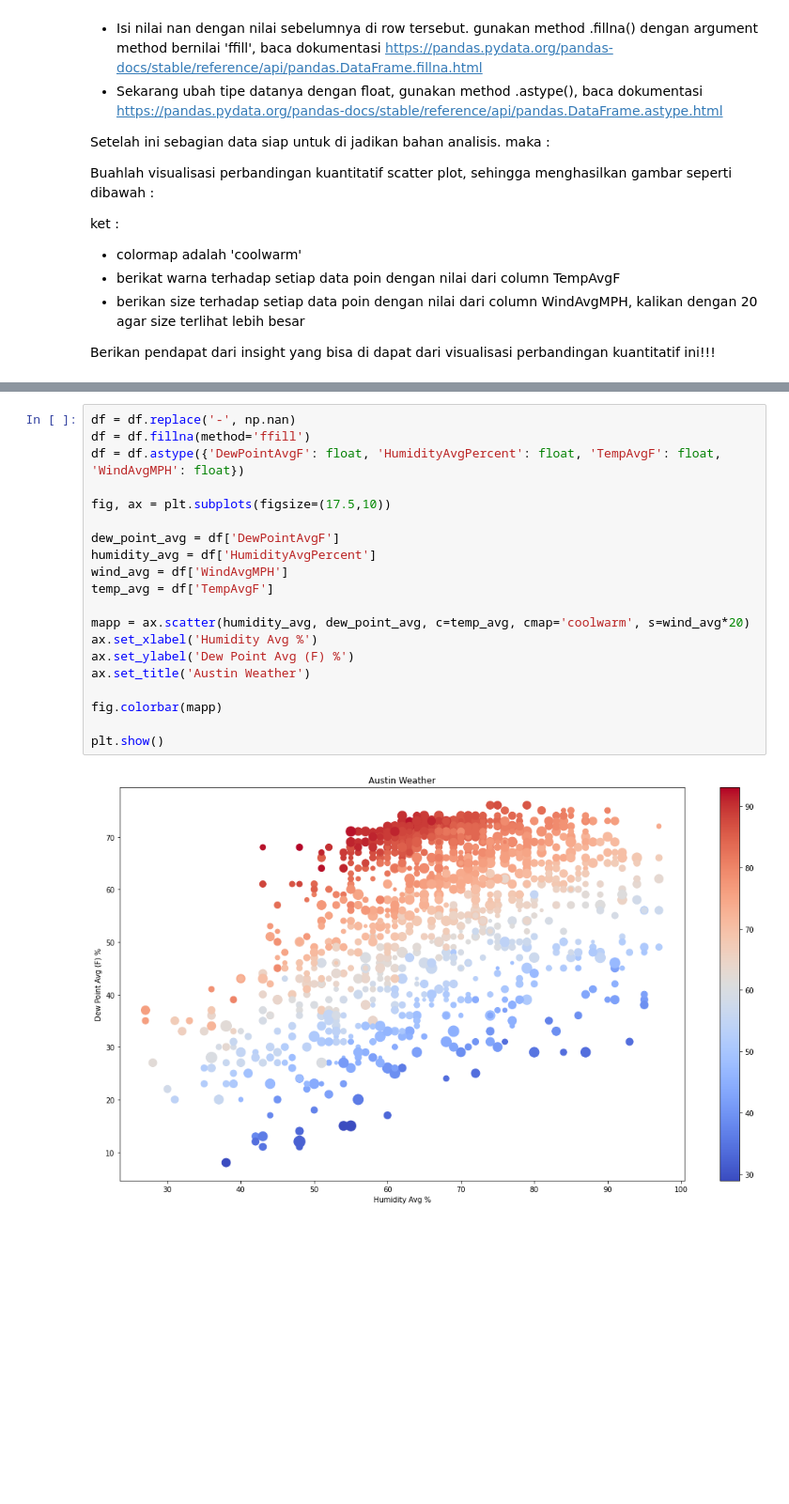
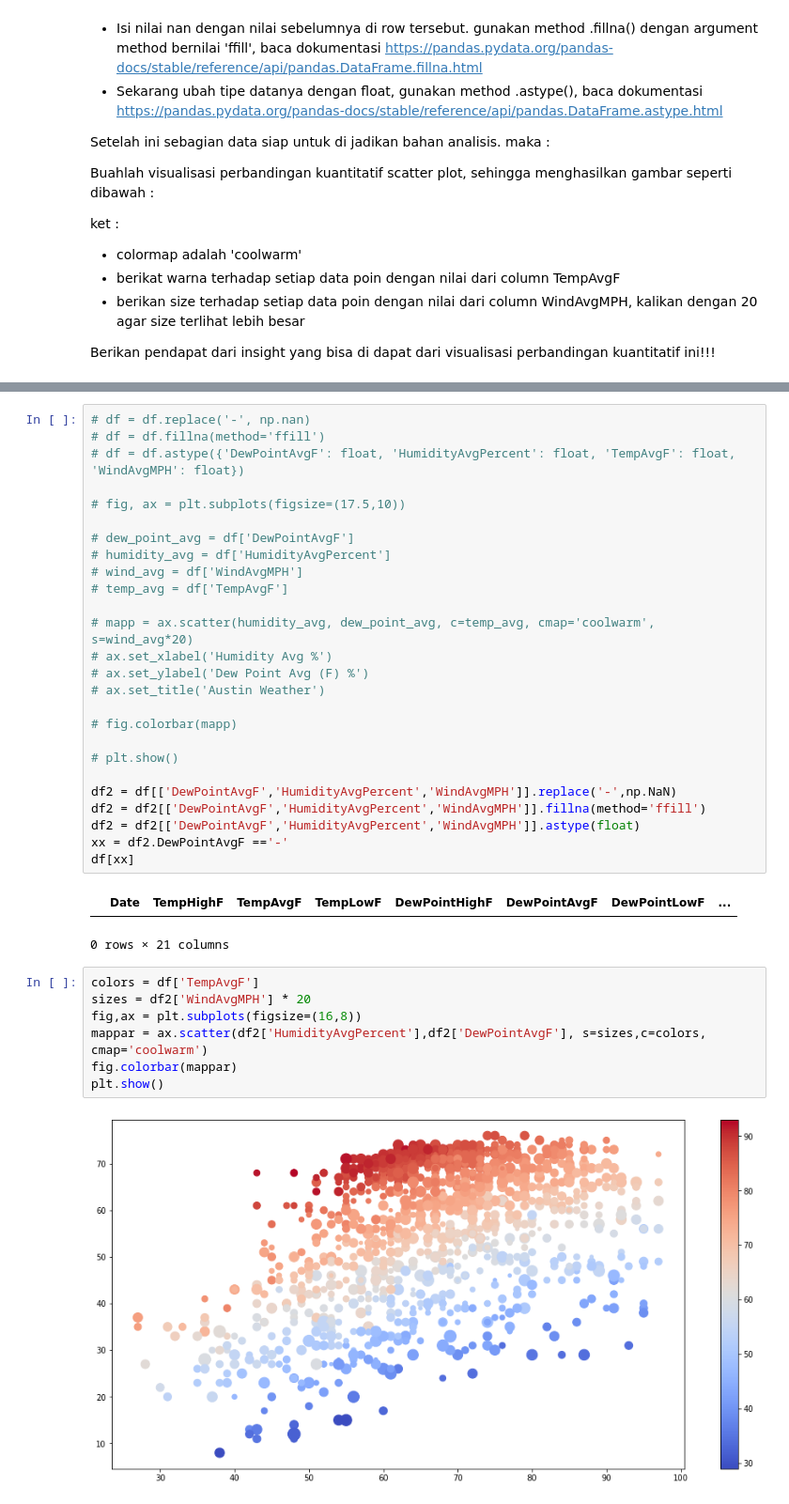
Before and after one commit to Ediyasaedi/PythonForDataScienceSanbercode, a Jupyter notebook: Week 3 - Visualisasi Data/Tugas Harian 4 week 3.ipynb, the cells around one changed output, grey strips where cells are left out. Shown: that part at 94% size. Drawn from its saved outputs; the diff is of its cells as text; blank space fills up the shorter version.

```diff
--- a/Week 3 - Visualisasi Data/Tugas Harian 4 week 3.ipynb
+++ b/Week 3 - Visualisasi Data/Tugas Harian 4 week 3.ipynb
@@ -62,24 +62,40 @@ Berikan pendapat dari insight yang bisa di dapat dari visualisasi perbandingan k
 # %% [markdown]
 ![image.png](attachment:image.png)
 # %%
-df = df.replace('-', np.nan)
-df = df.fillna(method='ffill')
-df = df.astype({'DewPointAvgF': float, 'HumidityAvgPercent': float, 'TempAvgF': float, 'WindAvgMPH': float})
+# df = df.replace('-', np.nan)
+# df = df.fillna(method='ffill')
+# df = df.astype({'DewPointAvgF': float, 'HumidityAvgPercent': float, 'TempAvgF': float, 'WindAvgMPH': float})
 
-fig, ax = plt.subplots(figsize=(17.5,10))
+# fig, ax = plt.subplots(figsize=(17.5,10))
 
-dew_point_avg = df['DewPointAvgF']
-humidity_avg = df['HumidityAvgPercent']
-wind_avg = df['WindAvgMPH']
-temp_avg = df['TempAvgF']
+# dew_point_avg = df['DewPointAvgF']
+# humidity_avg = df['HumidityAvgPercent']
+# wind_avg = df['WindAvgMPH']
+# temp_avg = df['TempAvgF']
 
-mapp = ax.scatter(humidity_avg, dew_point_avg, c=temp_avg, cmap='coolwarm', s=wind_avg*20)
-ax.set_xlabel('Humidity Avg %')
-ax.set_ylabel('Dew Point Avg (F) %')
-ax.set_title('Austin Weather')
+# mapp = ax.scatter(humidity_avg, dew_point_avg, c=temp_avg, cmap='coolwarm', s=wind_avg*20)
+# ax.set_xlabel('Humidity Avg %')
+# ax.set_ylabel('Dew Point Avg (F) %')
+# ax.set_title('Austin Weather')
 
-fig.colorbar(mapp)
+# fig.colorbar(mapp)
 
-plt.show()
+# plt.show()
+
+df2 = df[['DewPointAvgF','HumidityAvgPercent','WindAvgMPH']].replace('-',np.NaN)
+df2 = df2[['DewPointAvgF','HumidityAvgPercent','WindAvgMPH']].fillna(method='ffill')
+df2 = df2[['DewPointAvgF','HumidityAvgPercent','WindAvgMPH']].astype(float)
+xx = df2.DewPointAvgF =='-'
+df[xx]
 # %% [output]
-[figure, removed]
+|  | Date | TempHighF | TempAvgF | TempLowF | DewPointHighF | DewPointAvgF | DewPointLowF | ... |
+0 rows × 21 columns
+# %%
+colors = df['TempAvgF']
+sizes = df2['WindAvgMPH'] * 20
+fig,ax = plt.subplots(figsize=(16,8))
+mappar = ax.scatter(df2['HumidityAvgPercent'],df2['DewPointAvgF'], s=sizes,c=colors, cmap='coolwarm')
+fig.colorbar(mappar)
+plt.show()
+# %% [output]
+[figure, added]
```
Also changed, not shown: 11 other files.
